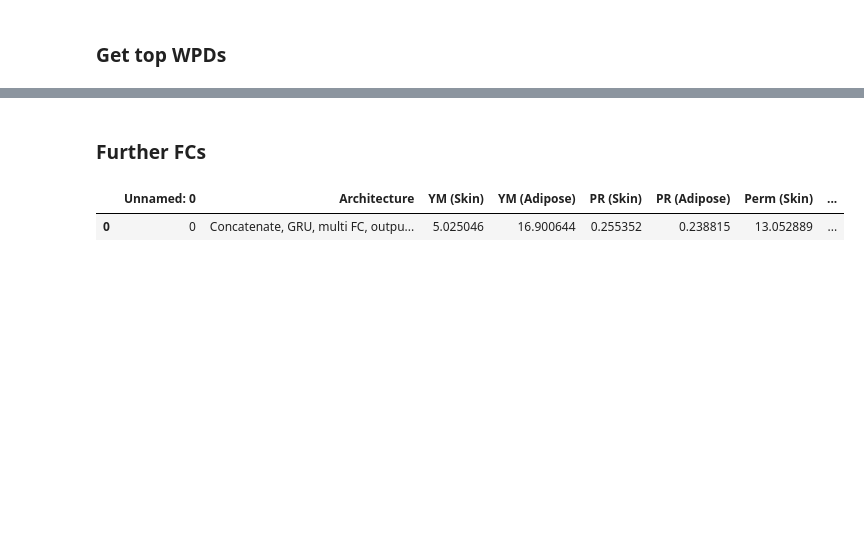
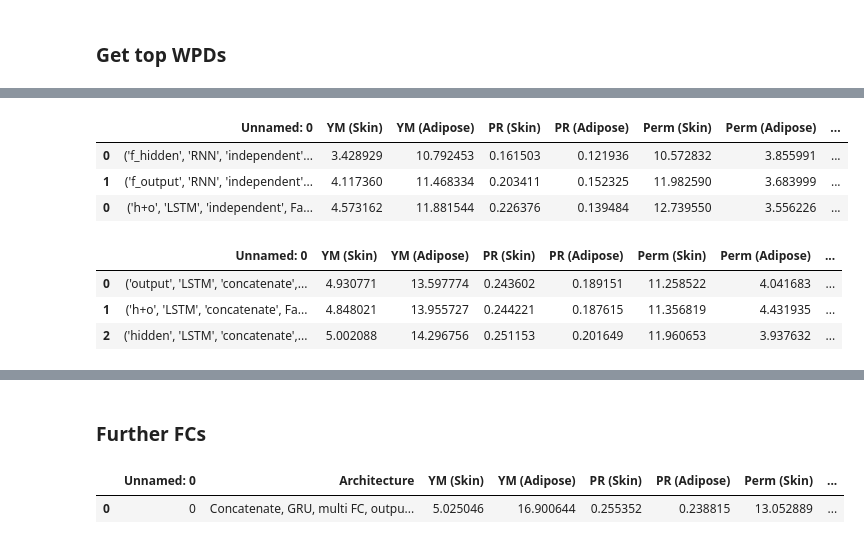
Before and after one commit to RobbieSoutham/SkinLearning, a Jupyter notebook: Notebooks/KFCV Results.ipynb, the cells around one changed output, grey strips where cells are left out. Drawn from its saved outputs; the diff is of its cells as text; code cells hidden in the pictures; blank space fills up the shorter version.

```diff
--- a/Notebooks/KFCV Results.ipynb
+++ b/Notebooks/KFCV Results.ipynb
@@ -172,0 +222,16 @@ wpds.to_csv("../Results/KFCV/WPD/top_3_temporal.csv")
+# %%
+wpds
+# %% [output]
+|  | Unnamed: 0 | YM (Skin) | YM (Adipose) | PR (Skin) | PR (Adipose) | Perm (Skin) | Perm (Adipose) | ... |
+| 0 | ('f_hidden', 'RNN', 'independent'... | 3.428929 | 10.792453 | 0.161503 | 0.121936 | 10.572832 | 3.855991 | ... |
+| 1 | ('f_output', 'RNN', 'independent'... | 4.117360 | 11.468334 | 0.203411 | 0.152325 | 11.982590 | 3.683999 | ... |
+| 0 | ('h+o', 'LSTM', 'independent', Fa... | 4.573162 | 11.881544 | 0.226376 | 0.139484 | 12.739550 | 3.556226 | ... |
+# %%
+# # Increasing to 1024 does not help
+lstm = pd.read_csv("../Results/KFCV/WPD/LSTM(512_1024).csv")
+display(lstm)
+# %% [output]
+|  | Unnamed: 0 | YM (Skin) | YM (Adipose) | PR (Skin) | PR (Adipose) | Perm (Skin) | Perm (Adipose) | ... |
+| 0 | ('output', 'LSTM', 'concatenate',... | 4.930771 | 13.597774 | 0.243602 | 0.189151 | 11.258522 | 4.041683 | ... |
+| 1 | ('h+o', 'LSTM', 'concatenate', Fa... | 4.848021 | 13.955727 | 0.244221 | 0.187615 | 11.356819 | 4.431935 | ... |
+| 2 | ('hidden', 'LSTM', 'concatenate',... | 5.002088 | 14.296756 | 0.251153 | 0.201649 | 11.960653 | 3.937632 | ... |
```
Also changed, not shown: parts of 11 cells of this notebook, 12 other files.
